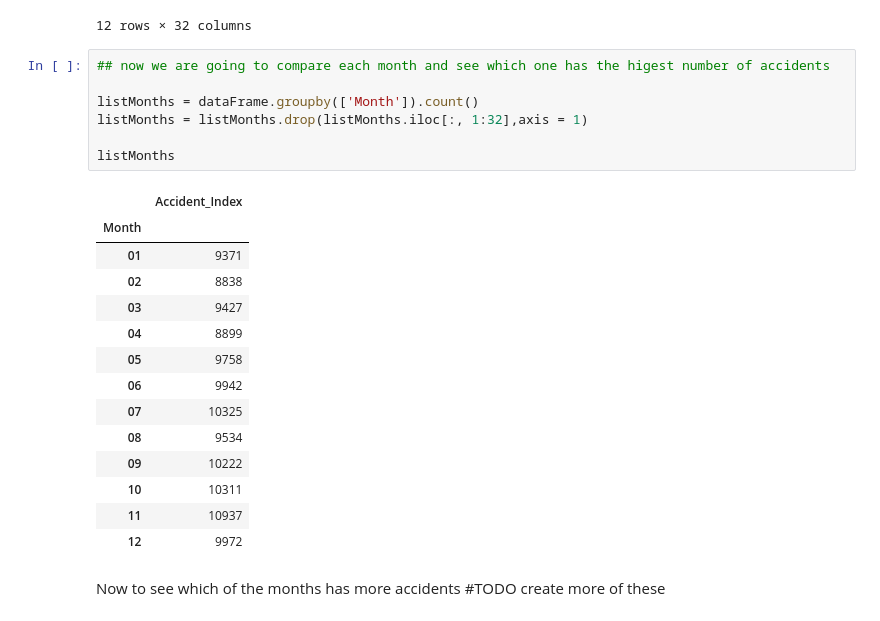
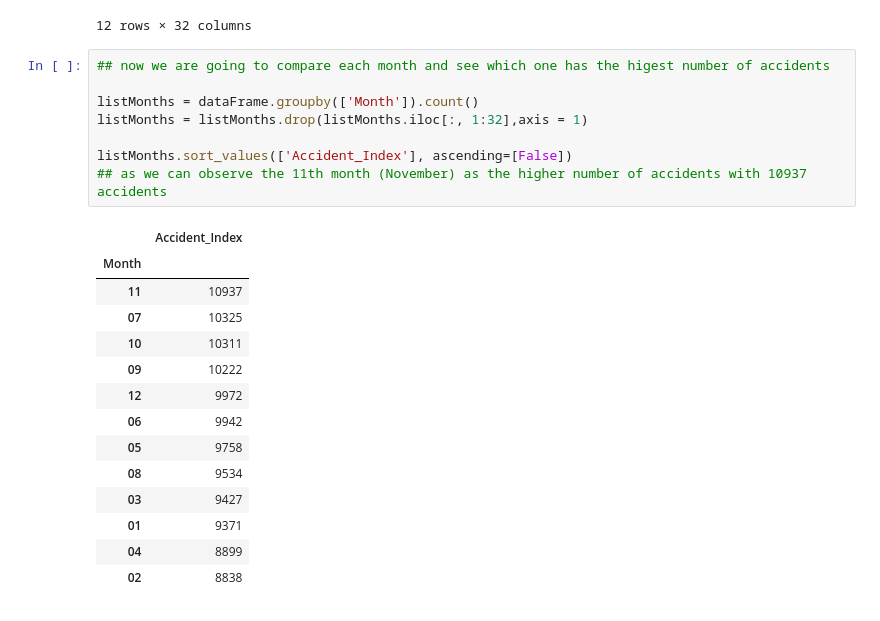
Before and after one commit to JAMota/Applied-Data-Science-and-Statistics, a Jupyter notebook: Term1/ApplicationOfDataAndStats/Assignment/Exercise1.ipynb, the cells around one changed output. Drawn from its saved outputs; the diff is of its cells as text.

```diff
--- a/Term1/ApplicationOfDataAndStats/Assignment/Exercise1.ipynb
+++ b/Term1/ApplicationOfDataAndStats/Assignment/Exercise1.ipynb
@@ -188,24 +189,23 @@ dataFrame.groupby(['Month']).count()
 # %%
 ## now we are going to compare each month and see which one has the higest number of accidents
 
 listMonths = dataFrame.groupby(['Month']).count()
 listMonths = listMonths.drop(listMonths.iloc[:, 1:32],axis = 1)
 
-listMonths
+listMonths.sort_values(['Accident_Index'], ascending=[False])
+## as we can observe the 11th month (November) as the higher number of accidents with 10937 accidents
 # %% [output]
 |  | Accident_Index |
 | Month |  |
+| 11 | 10937 |
+| 07 | 10325 |
+| 10 | 10311 |
+| 09 | 10222 |
+| 12 | 9972 |
+| 06 | 9942 |
+| 05 | 9758 |
+| 08 | 9534 |
+| 03 | 9427 |
 | 01 | 9371 |
+| 04 | 8899 |
 | 02 | 8838 |
-| 03 | 9427 |
-| 04 | 8899 |
-| 05 | 9758 |
-| 06 | 9942 |
-| 07 | 10325 |
-| 08 | 9534 |
-| 09 | 10222 |
-| 10 | 10311 |
-| 11 | 10937 |
-| 12 | 9972 |
-# %% [markdown]
-Now to see which of the months has more accidents #TODO create more of these
```
Also changed, not shown: parts of 15 cells of this notebook.
